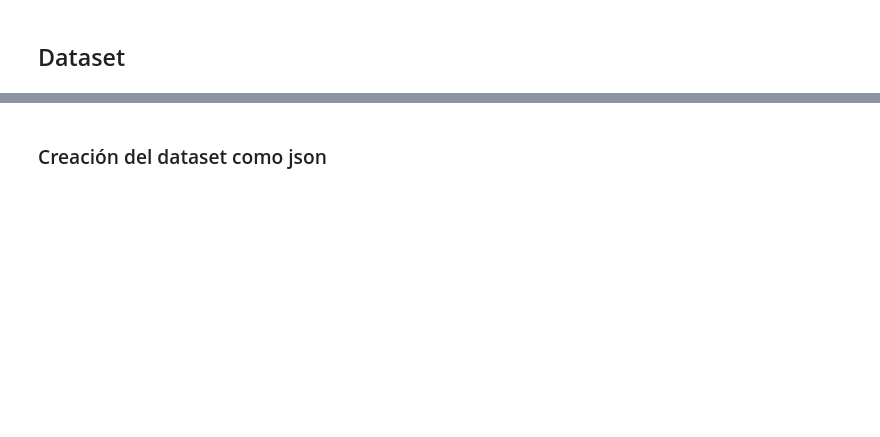
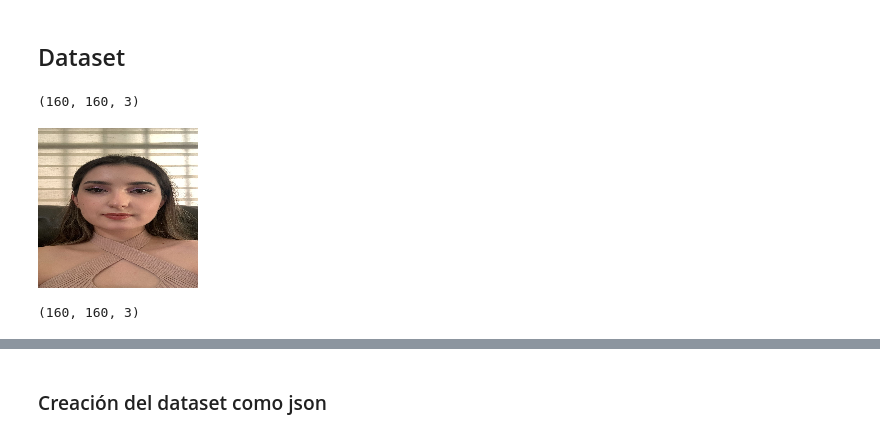
Before and after one commit to VesnaPivac/Face-Recognition, a Jupyter notebook: FR_creacion_de_dataset.ipynb, the cells around one changed output, grey strips where cells are left out. Cells and saved outputs as stored; diff of their text form; code cells hidden in the pictures; blank space fills up the shorter version.

```diff
--- a/FR_creacion_de_dataset.ipynb
+++ b/FR_creacion_de_dataset.ipynb
@@ -75,3 +177,18 @@ database = {}
 database['Vesna'] = img_to_encoding('images/vesna.png', FRmodel).tolist()
 database['Estephania'] = img_to_encoding('images/estephania.png', FRmodel).tolist()
 database['Danisa'] = img_to_encoding('images/danisa.jpg', FRmodel).tolist()
+# %%
+vesna = tf.keras.preprocessing.image.load_img("images/vesna.png", target_size=(160, 160))
+danisa = tf.keras.preprocessing.image.load_img("images/danisa.jpg", target_size=(160, 160))
+# %%
+np.around(np.array(vesna) / 255.0, decimals=12).shape
+# %% [output]
+(160, 160, 3)
+# %%
+vesna
+# %% [output]
+[figure, added]
+# %%
+np.around(np.array(danisa) / 255.0, decimals=12).shape
+# %% [output]
+(160, 160, 3)
```
Also changed, not shown: parts of 14 cells of this notebook, 1 other file.
